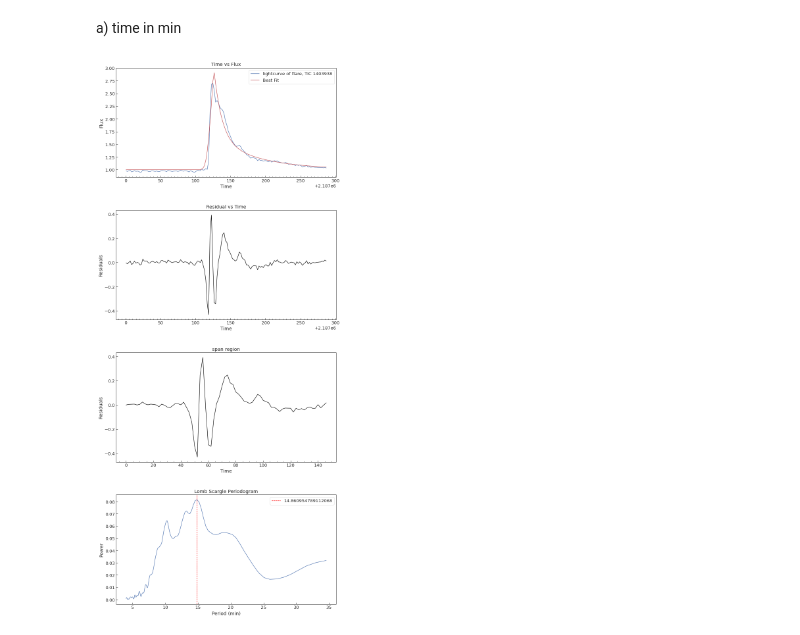
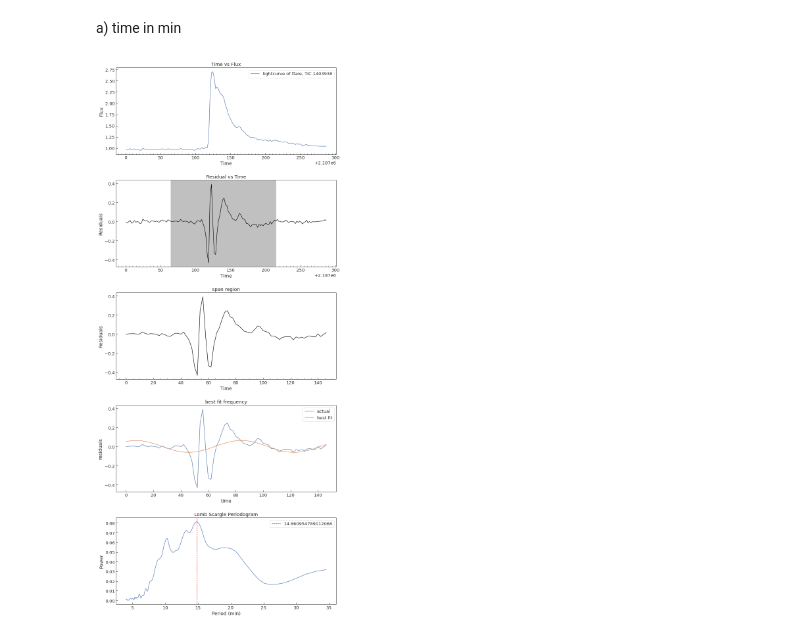
Before and after one commit to Prachi-Rahate/Flare_Leaps, a Jupyter notebook: TIC_1403938/TIC_1403938_ns_25_july/TIC_1403938_ns_1flare/TIC_1403938_ns_final.ipynb, the cells around one changed output. Cells and saved outputs as stored; diff of their text form; code cells hidden in the pictures.

```diff
--- a/TIC_1403938/TIC_1403938_ns_25_july/TIC_1403938_ns_1flare/TIC_1403938_ns_final.ipynb
+++ b/TIC_1403938/TIC_1403938_ns_25_july/TIC_1403938_ns_1flare/TIC_1403938_ns_final.ipynb
@@ -300,7 +290,7 @@ t_start = max_time_min - 60 #start at -1hr from max point
 t_end = max_time_min + 90   #end at +3 hr from max point
 
 #plots side by side
-fig,(ax1,ax2,ax3,ax5) = plt.subplots(4,1, figsize = (12,30))
+fig,(ax1,ax2,ax3,ax4,ax5) = plt.subplots(5,1, figsize = (12,30))
 ax1.xaxis.set_minor_locator(MultipleLocator(5))
 ax2.xaxis.set_minor_locator(MultipleLocator(5))
 ax3.xaxis.set_minor_locator(MultipleLocator(5))
@@ -311,15 +301,15 @@ ax5.xaxis.set_minor_locator(MultipleLocator(5))
 #1) time vs flux
 ax1.title.set_text("Time vs Flux")
 ax1.plot(time_min, flux, 'b-' , label = "lightcurve of flare, TIC 1403938")
-ax1.plot(time_min,model, "r" , label = "Best Fit")
+#ax1.plot(time_min,model, "r" , label = "Best Fit")
 #ax1.axvspan(t_start,t_end, color = 'silver')
 ax1.set_xlabel("Time")
 ax1.set_ylabel("Flux")
 ax1.legend()
 
 #2) plot of time vs residuals with span
-#ax2.axvspan(t_start,t_end, color = 'silver')
-#ind = np.where((time_min >= t_start) & (time_min <= t_end))
+ax2.axvspan(t_start,t_end, color = 'silver')
+ind = np.where((time_min >= t_start) & (time_min <= t_end))
 ax2.title.set_text("Residual vs Time")
 ax2.plot(time_min, residuals, 'black')
 ax2.set_xlabel("Time")
@@ -337,46 +327,46 @@ ax3.plot(time_array,residuals_2, 'black')
 ax3.set_xlabel("Time")
 ax3.set_ylabel("Residuals")
 
-'''
+
 #4) Best frequency
-frequency, power = LombScargle(time_2, residuals_2).autopower(nyquist_factor = 1)
+frequency, power = LombScargle(time_array, residuals_2).autopower()
 best_frequency = frequency[np.argmax(power)]
-t_fit = time_2
-ls = LombScargle(time_2, residuals_2)
+t_fit = time_array
+ls = LombScargle(time_array, residuals_2)
 y_fit = ls.model(t_fit, best_frequency)
-ax4.plot(time_2,residuals_2, label = "actual")
+ax4.plot(time_array,residuals_2, label = "actual")
 ax4.plot(t_fit, y_fit, label = "best fit")
 ax4.title.set_text("best fit frequency")
 ax4.set_xlabel("time")
 ax4.set_ylabel("residuals")
 ax4.legend()
-'''
+
 
 
 #5) lomb scargle applied
 min_period = 4  #for having in minutes
 #min_period =(4/60/24.)in days; 4 min converted into days; determined by Nyquist frequency because of TESS 2 min cadence
 
 max_period = 2 * 0.012 *1440 #for converting into min multiplied by 1440
 #max_period = 2 * FWHM #in days; twice the FWHM of the flare to automatise it (edited)
 
 #And then you just convert it and feed it into autopower
 minimum_frequency=1./max_period
 maximum_frequency=1./min_period
 frequency, power = LombScargle(time_2, residuals_2).autopower(minimum_frequency=minimum_frequency, maximum_frequency=maximum_frequency)
 #frequency, power = LombScargle(time_2, residuals_2).autopower(nyquist_factor = 1)#(maximum_frequency=100)
 #ax5.plot(frequency,np.abs(power))
 ax5.plot(1/frequency,np.abs(power))
 ax5.title.set_text("Lomb Scargle Periodogram")
 ax5.set_xlabel("Period (min)")
 ax5.set_ylabel("Power")
 
 # marking lines on lomb scargle plot
 max_power = max(power)  # Find the maximum y value
 max_period = 1/frequency[power.argmax()] #Find the x value corresponding to the max y value
 plt.axvline(x=max_period, color = "red", linestyle = "--", label = max_period)
 plt.legend()
 
 plt.subplots_adjust(hspace=0.3)
 # %% [output]
-[figure, old version]
+[figure, new version]
```
Also changed, not shown: parts of 10 cells of this notebook, 31 other files.
